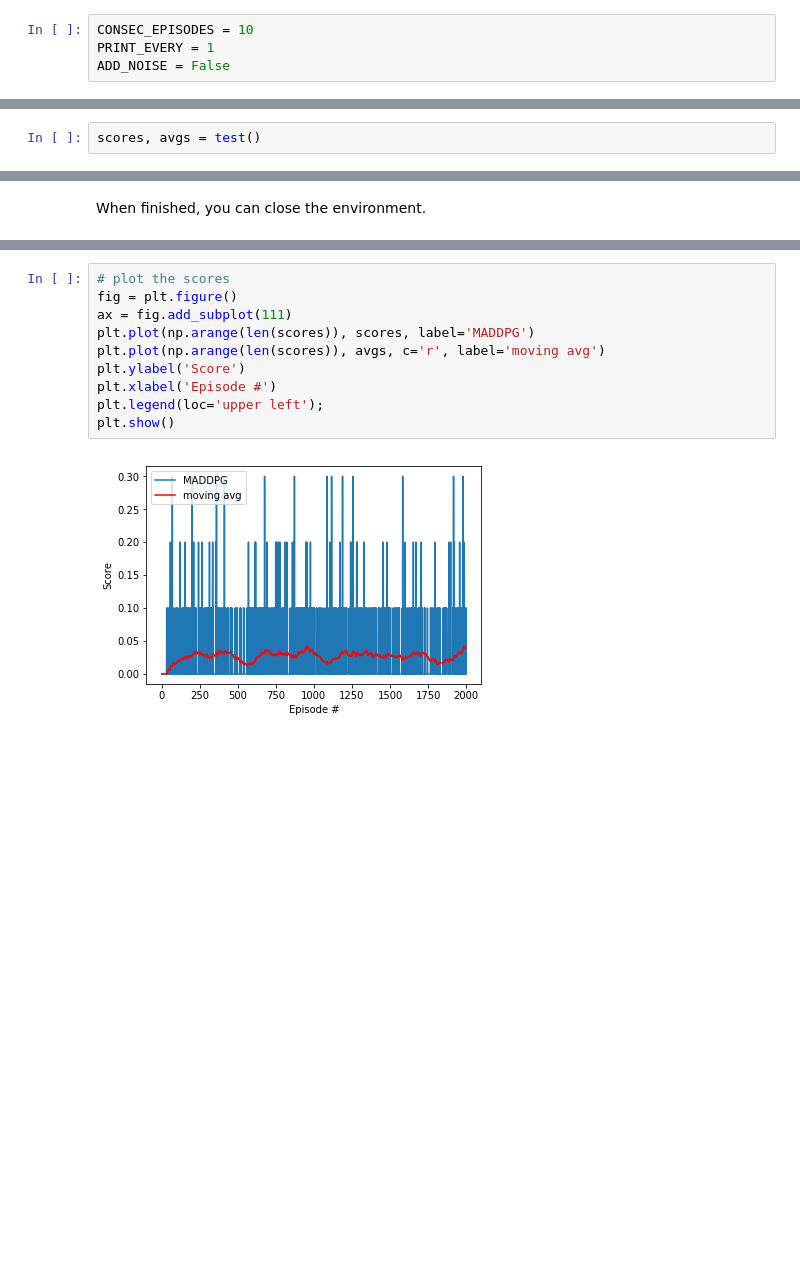
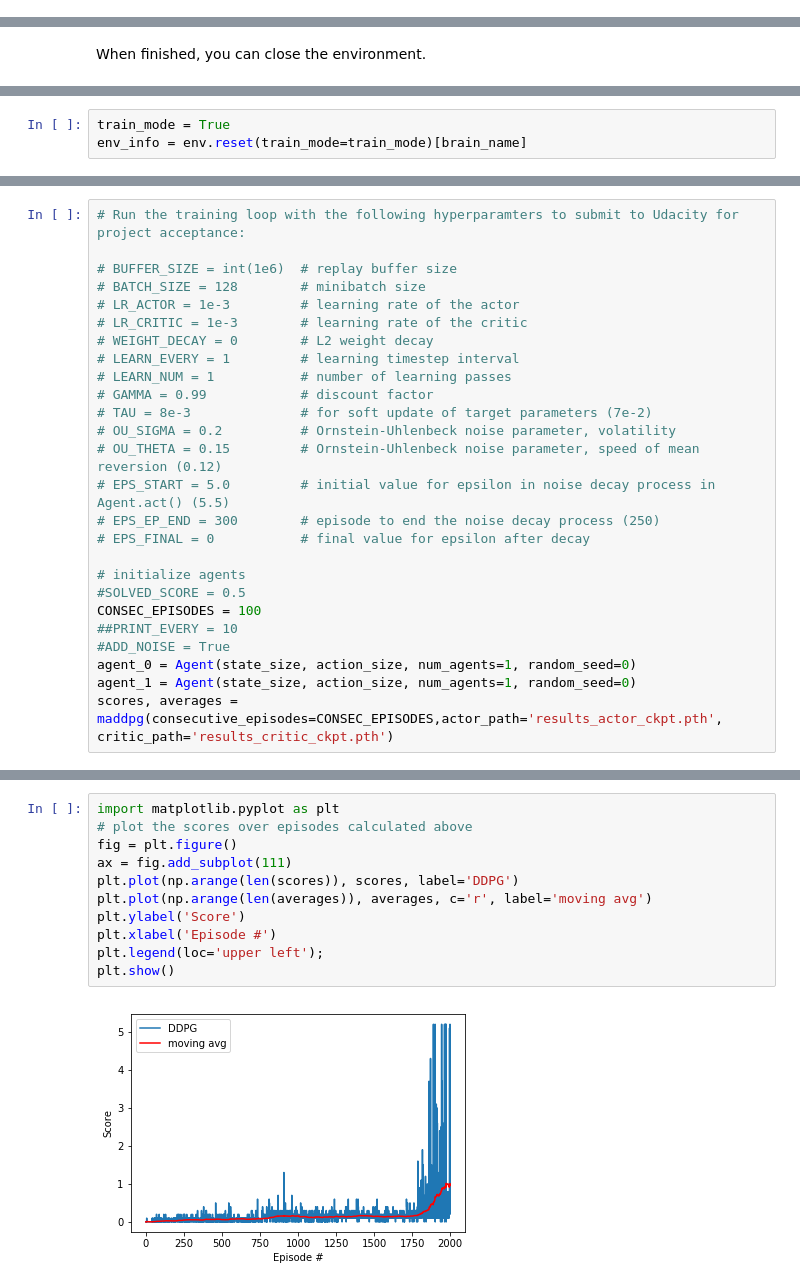
Before and after one commit to zuzanadobes/DRLND-Project-Collaboration-and-Competition, a Jupyter notebook: Tennis.ipynb, the cells around one changed output, grey strips where cells are left out. Saved outputs shown, nothing was run; the diff lists cells and outputs as text; blank space fills up the shorter version.

```diff
--- a/Tennis.ipynb
+++ b/Tennis.ipynb
@@ -325,4 +99,0 @@ plt.show()
-# %%
-CONSEC_EPISODES = 10
-PRINT_EVERY = 1
-ADD_NOISE = False
@@ -372,2 +99,0 @@ def test(n_episodes=10, max_t=1000, train_mode=False):
-# %%
-scores, avgs = test()
@@ -433,0 +129,3 @@ Episodes 1990-2000      Max Reward: 0.100       Moving Average: 0.040
+# %%
+train_mode = True
+env_info = env.reset(train_mode=train_mode)[brain_name]
@@ -433,0 +219,26 @@ Episodes 1990-2000      Max Reward: 0.100       Moving Average: 0.040
+# %%
+# Run the training loop with the following hyperparamters to submit to Udacity for project acceptance:
+
+# BUFFER_SIZE = int(1e6)  # replay buffer size
+# BATCH_SIZE = 128        # minibatch size
+# LR_ACTOR = 1e-3         # learning rate of the actor
+# LR_CRITIC = 1e-3        # learning rate of the critic
+# WEIGHT_DECAY = 0        # L2 weight decay
+# LEARN_EVERY = 1         # learning timestep interval
+# LEARN_NUM = 1           # number of learning passes
+# GAMMA = 0.99            # discount factor
+# TAU = 8e-3              # for soft update of target parameters (7e-2)
+# OU_SIGMA = 0.2          # Ornstein-Uhlenbeck noise parameter, volatility
+# OU_THETA = 0.15         # Ornstein-Uhlenbeck noise parameter, speed of mean reversion (0.12)
+# EPS_START = 5.0         # initial value for epsilon in noise decay process in Agent.act() (5.5)
+# EPS_EP_END = 300        # episode to end the noise decay process (250)
+# EPS_FINAL = 0           # final value for epsilon after decay
+
+# initialize agents
+#SOLVED_SCORE = 0.5
+CONSEC_EPISODES = 100
+##PRINT_EVERY = 10
+#ADD_NOISE = True
+agent_0 = Agent(state_size, action_size, num_agents=1, random_seed=0)
+agent_1 = Agent(state_size, action_size, num_agents=1, random_seed=0)
+scores, averages = maddpg(consecutive_episodes=CONSEC_EPISODES,actor_path='results_actor_ckpt.pth', critic_path='results_critic_ckpt.pth')
@@ -434,12 +428,13 @@ Episodes 1990-2000      Max Reward: 0.100       Moving Average: 0.040
 # %%
-# plot the scores
+import matplotlib.pyplot as plt
+# plot the scores over episodes calculated above
 fig = plt.figure()
 ax = fig.add_subplot(111)
-plt.plot(np.arange(len(scores)), scores, label='MADDPG')
-plt.plot(np.arange(len(scores)), avgs, c='r', label='moving avg')
+plt.plot(np.arange(len(scores)), scores, label='DDPG')
+plt.plot(np.arange(len(averages)), averages, c='r', label='moving avg')
 plt.ylabel('Score')
 plt.xlabel('Episode #')
 plt.legend(loc='upper left');
 plt.show()
 # %% [output]
-[figure, old version]
+[figure, new version]
```
Also changed, not shown: parts of 46 cells of this notebook, 2 other files.
